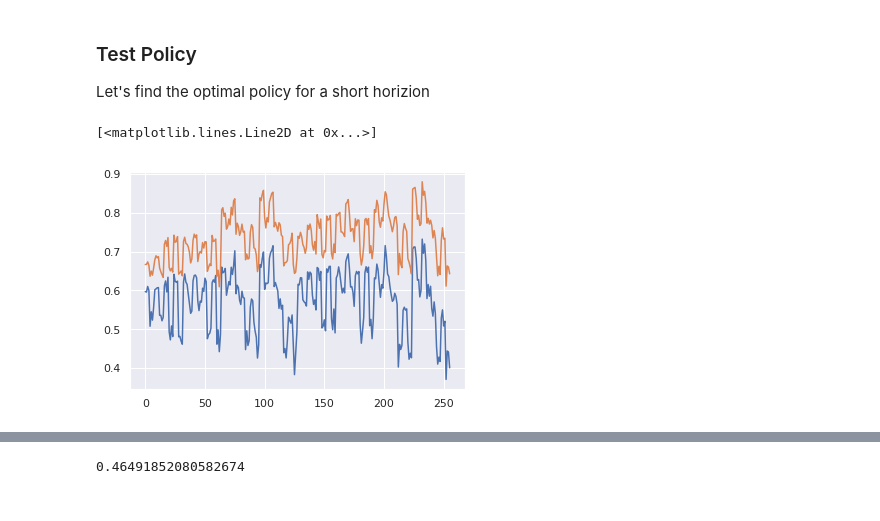
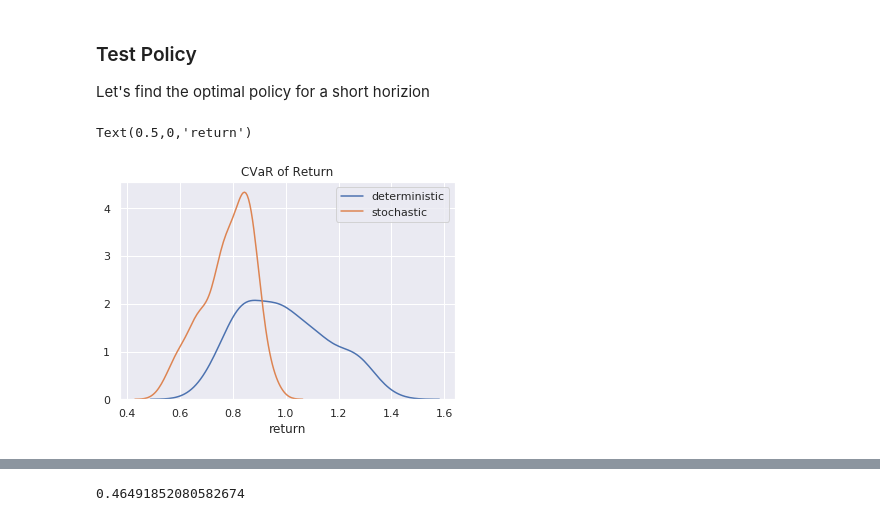
Before and after one commit to Rkeramati/cvar, a Jupyter notebook: hiv/Untitled.ipynb, the cells around one changed output, grey strips where cells are left out. Saved outputs shown, nothing was run; the diff lists cells and outputs as text; code cells hidden in the pictures.

```diff
--- a/hiv/Untitled.ipynb
+++ b/hiv/Untitled.ipynb
@@ -156,9 +156,13 @@ for i in product([0, 1, 2, 3], repeat=4):
     ret_pi = np.array(ret_pi)
     ret_cv.append(cv(ret_pi, args.alpha))
     ret_mean.append(np.mean(ret_pi))
-# %%
-plt.plot(ret_cv)
-plt.plot(ret_mean)
-# %% [output]
-[<matplotlib.lines.Line2D at 0x...>]
-[figure, removed]
+# %%
+#st_cv = ret_cv
+#st_mean = ret_mean
+sns.kdeplot(ret_cv, label='deterministic')
+sns.kdeplot(st_cv, label='stochastic')
+plt.title('CVaR of Return')
+plt.xlabel('return')
+# %% [output]
+Text(0.5,0,'return')
+[figure, added]
```
Also changed, not shown: parts of 5 cells of this notebook.
